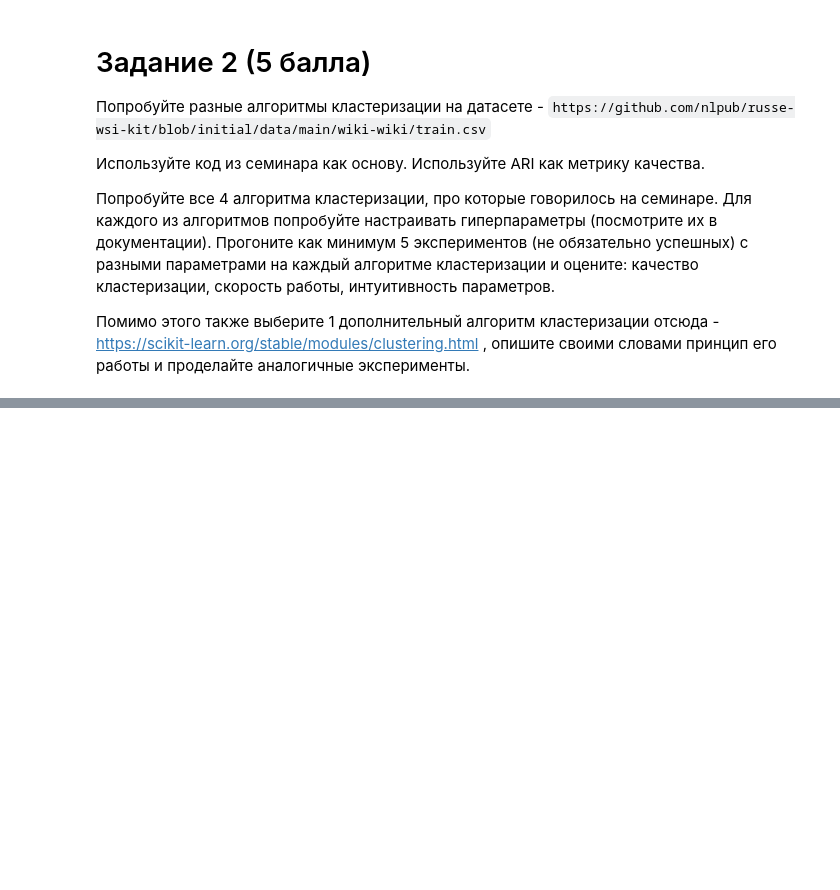
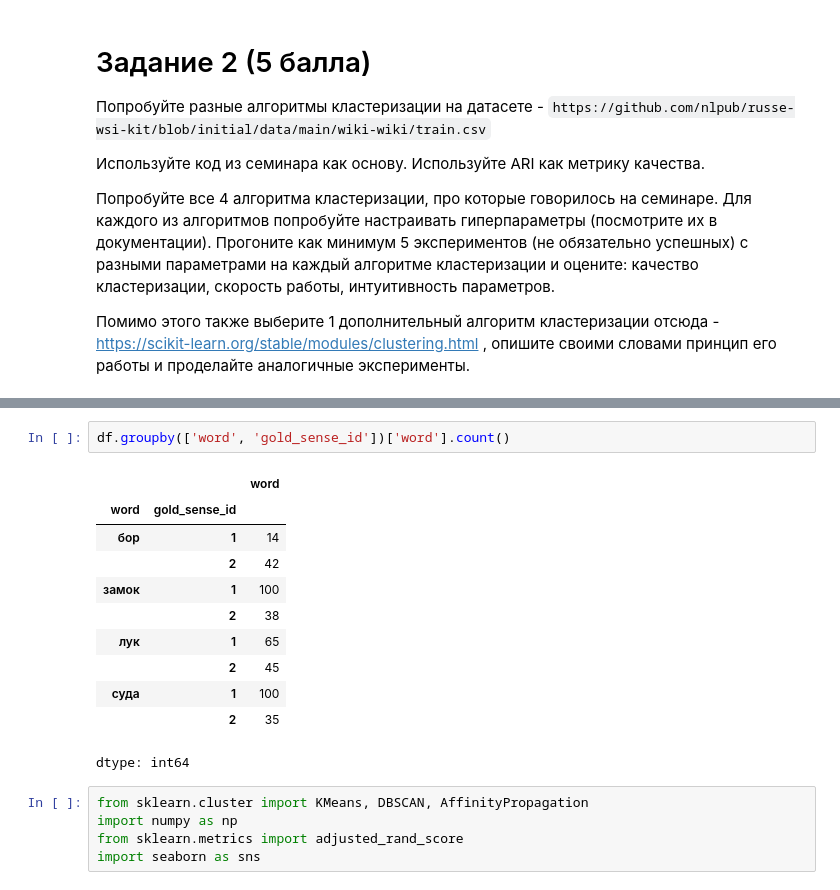
Before and after one commit to liminovna/HSE_NLP_ASSIGNMENTS, a Jupyter notebook: 03_homework.ipynb, the cells around one changed output, grey strips where cells are left out. Drawn from its saved outputs; the diff is of its cells as text; blank space fills up the shorter version.

```diff
--- a/03_homework.ipynb
+++ b/03_homework.ipynb
@@ -342,0 +333,19 @@ for w in
+# %%
+df.groupby(['word', 'gold_sense_id'])['word'].count()
+# %% [output]
+|  |  | word |
+| word | gold_sense_id |  |
+| бор | 1 | 14 |
+|  | 2 | 42 |
+| замок | 1 | 100 |
+|  | 2 | 38 |
+| лук | 1 | 65 |
+|  | 2 | 45 |
+| суда | 1 | 100 |
+|  | 2 | 35 |
+dtype: int64
+# %%
+from sklearn.cluster import KMeans, DBSCAN, AffinityPropagation
+import numpy as np
+from sklearn.metrics import adjusted_rand_score
+import seaborn as sns
```
Also changed, not shown: parts of 41 cells of this notebook.
